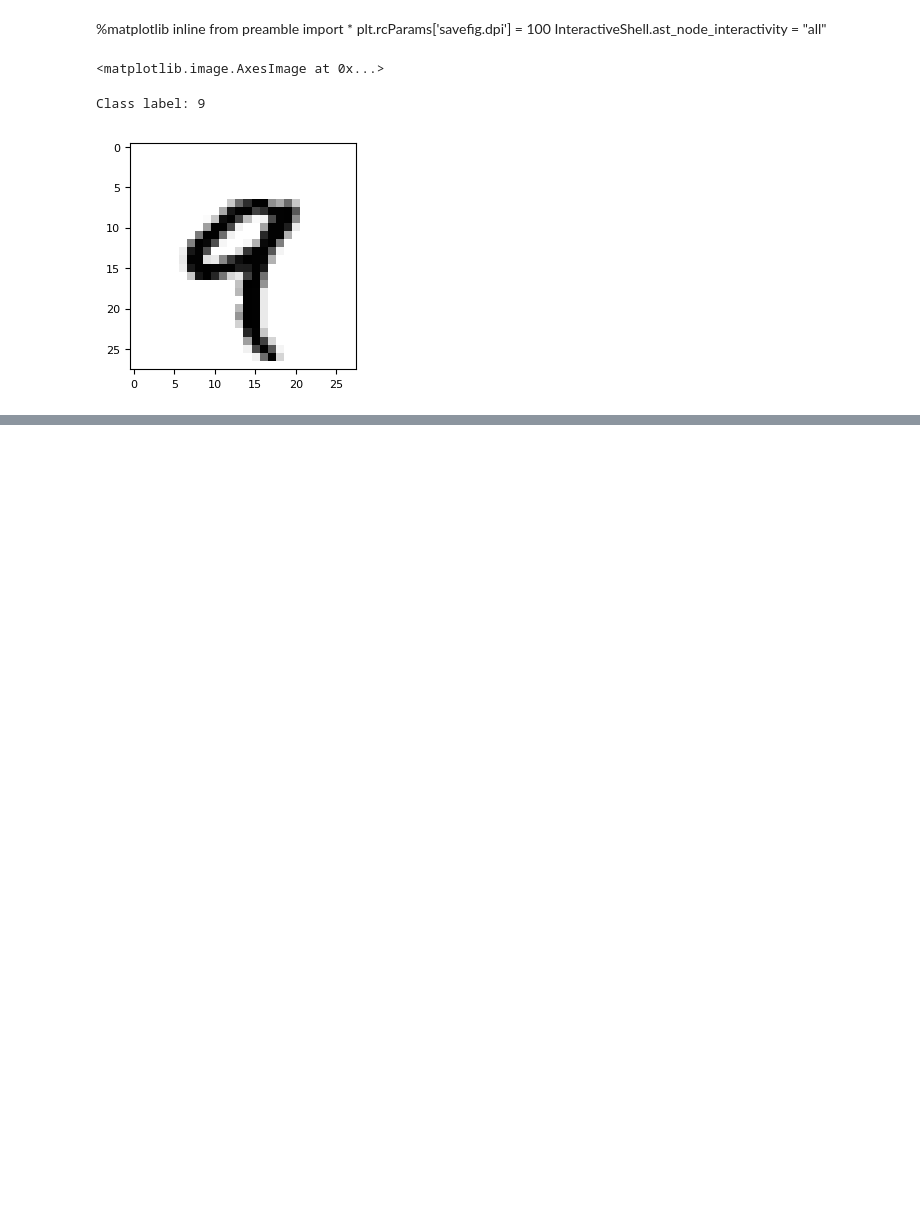
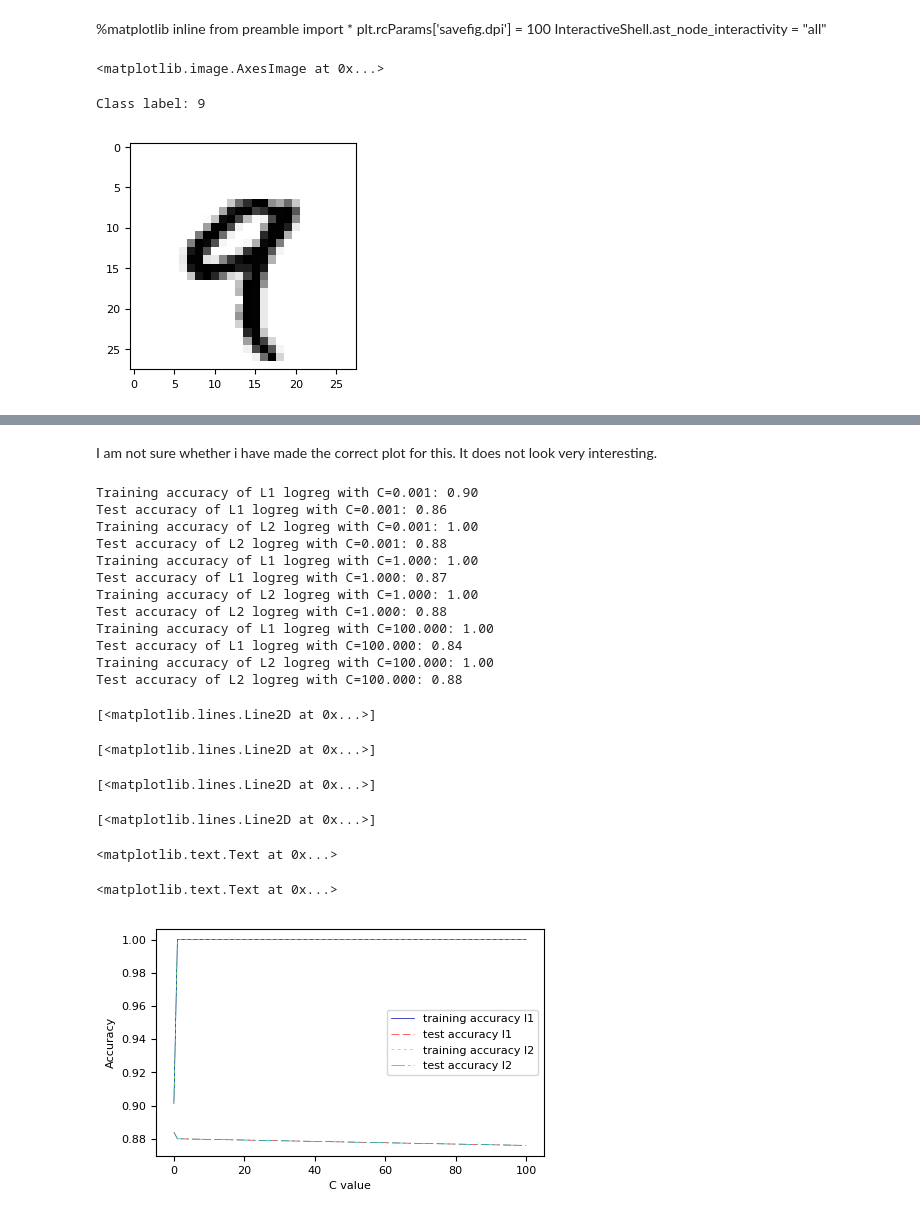
Before and after one commit to KoenvanLaar/Frank-and-Koen-Assignment-1, a Jupyter notebook: Assignment 1 Frank and Koen.ipynb, the cells around one changed output, grey strips where cells are left out. Saved outputs shown, nothing was run; the diff lists cells and outputs as text; code cells hidden in the pictures; blank space fills up the shorter version.

```diff
--- a/Assignment 1 Frank and Koen.ipynb
+++ b/Assignment 1 Frank and Koen.ipynb
@@ -92,0 +218,66 @@ _ = plt.legend()
+# %% [markdown]
+I am not sure whether i have made the correct plot for this. It does not look very interesting.
+# %%
+from sklearn.linear_model import LogisticRegression
+
+#I am importing this so that we can run this code without the running the other code that might take a long time.
+X, y = mnist_data.get_data(target=mnist_data.default_target_attribute)
+#Making a subset. This cell need to run on the whil data set for the final answer
+X_small = X[:1000]
+y_small = y[:1000]
+
+l1_training_accuracy = []
+l1_test_accuracy = []
+l2_training_accuracy = []
+l2_test_accuracy = []
+
+X_train, X_test, y_train, y_test = train_test_split(X_small, y_small, random_state=0)
+
+#Iterating through different values for C and printing out these scores for these different values
+numbers = [0.001, 1, 100] # Can always add more values for C if needed
+for C in numbers:
+    lr_l1 = LogisticRegression(C=C, penalty="l1").fit(X_train, y_train)
+    lr_l1_train_score = lr_l1.score(X_train, y_train)
+    lr_l1_test_score = lr_l1.score(X_test, y_test)
+    print("Training accuracy of L1 logreg with C={:.3f}: {:.2f}".format(C, lr_l1_train_score))
+    print("Test accuracy of L1 logreg with C={:.3f}: {:.2f}".format(C, lr_l1_test_score))
+    lr_l2 = LogisticRegression(C=C, penalty="l2").fit(X_train, y_train)
+    lr_l2_train_score = lr_l2.score(X_train, y_train)
+    lr_l2_test_score = lr_l2.score(X_test, y_test)
+    print("Training accuracy of L2 logreg with C={:.3f}: {:.2f}".format(C, lr_l2_train_score))
+    print("Test accuracy of L2 logreg with C={:.3f}: {:.2f}".format(C, lr_l2_test_score))
+    #Putting the calculated score in the arrays
+    l1_training_accuracy.append(lr_l1_train_score)
+    l1_test_accuracy.append(lr_l1_test_score)
+    l2_training_accuracy.append(lr_l2_train_score)
+    l2_test_accuracy.append(lr_l2_test_score)
+
+#Potting the graph
+plt.plot(numbers, l1_training_accuracy, label="training accuracy l1")
+plt.plot(numbers, l2_test_accuracy, label="test accuracy l1")
+plt.plot(numbers, l1_training_accuracy, label="training accuracy l2")
+plt.plot(numbers, l2_test_accuracy, label="test accuracy l2")
+plt.ylabel("Accuracy")
+plt.xlabel("C value")
+#plt.ylim(0.5, 1)
+_ = plt.legend()
+# %% [output]
+Training accuracy of L1 logreg with C=0.001: 0.90
+Test accuracy of L1 logreg with C=0.001: 0.86
+Training accuracy of L2 logreg with C=0.001: 1.00
+Test accuracy of L2 logreg with C=0.001: 0.88
+Training accuracy of L1 logreg with C=1.000: 1.00
+Test accuracy of L1 logreg with C=1.000: 0.87
+Training accuracy of L2 logreg with C=1.000: 1.00
+Test accuracy of L2 logreg with C=1.000: 0.88
+Training accuracy of L1 logreg with C=100.000: 1.00
+Test accuracy of L1 logreg with C=100.000: 0.84
+Training accuracy of L2 logreg with C=100.000: 1.00
+Test accuracy of L2 logreg with C=100.000: 0.88
+[<matplotlib.lines.Line2D at 0x...>]
+[<matplotlib.lines.Line2D at 0x...>]
+[<matplotlib.lines.Line2D at 0x...>]
+[<matplotlib.lines.Line2D at 0x...>]
+<matplotlib.text.Text at 0x...>
+<matplotlib.text.Text at 0x...>
+[figure, added]
```
Also changed, not shown: parts of 11 cells of this notebook.
